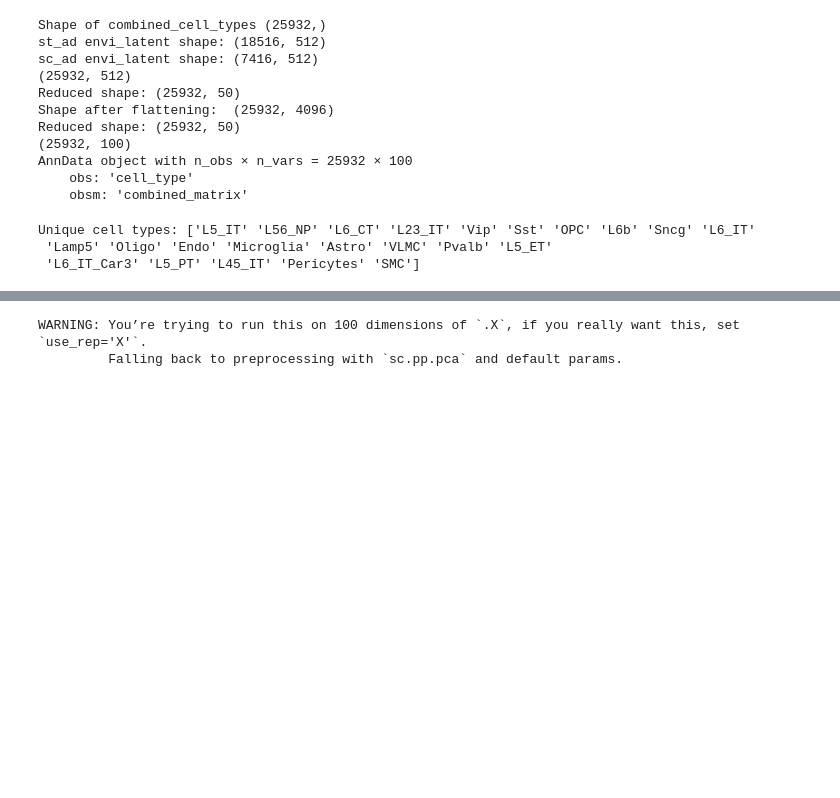
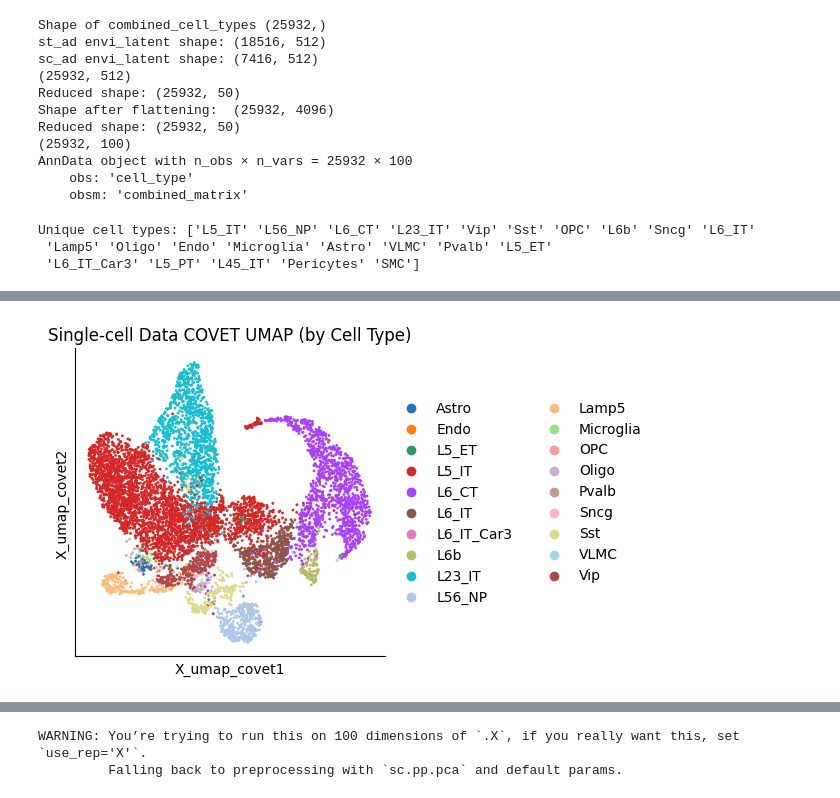
Before and after one commit to anushka-220/Undergraduate-Project, a Jupyter notebook: Approaches/visualizing.ipynb, the cells around one changed output, grey strips where cells are left out. Drawn from its saved outputs; the diff is of its cells as text; code cells hidden in the pictures; blank space fills up the shorter version.

```diff
--- a/Approaches/visualizing.ipynb
+++ b/Approaches/visualizing.ipynb
@@ -67,0 +87,4 @@ Unique cell types: ['L5_IT' 'L56_NP' 'L6_CT' 'L23_IT' 'Vip' 'Sst' 'OPC' 'L6b' 'S
+# %%
+sc.pl.embedding(sc_ad, basis='X_umap_covet', color='cell_type', title='Single-cell Data COVET UMAP (by Cell Type)')
+# %% [output]
+[figure, added]
```
Also changed, not shown: parts of 7 cells of this notebook, 11 other files.
